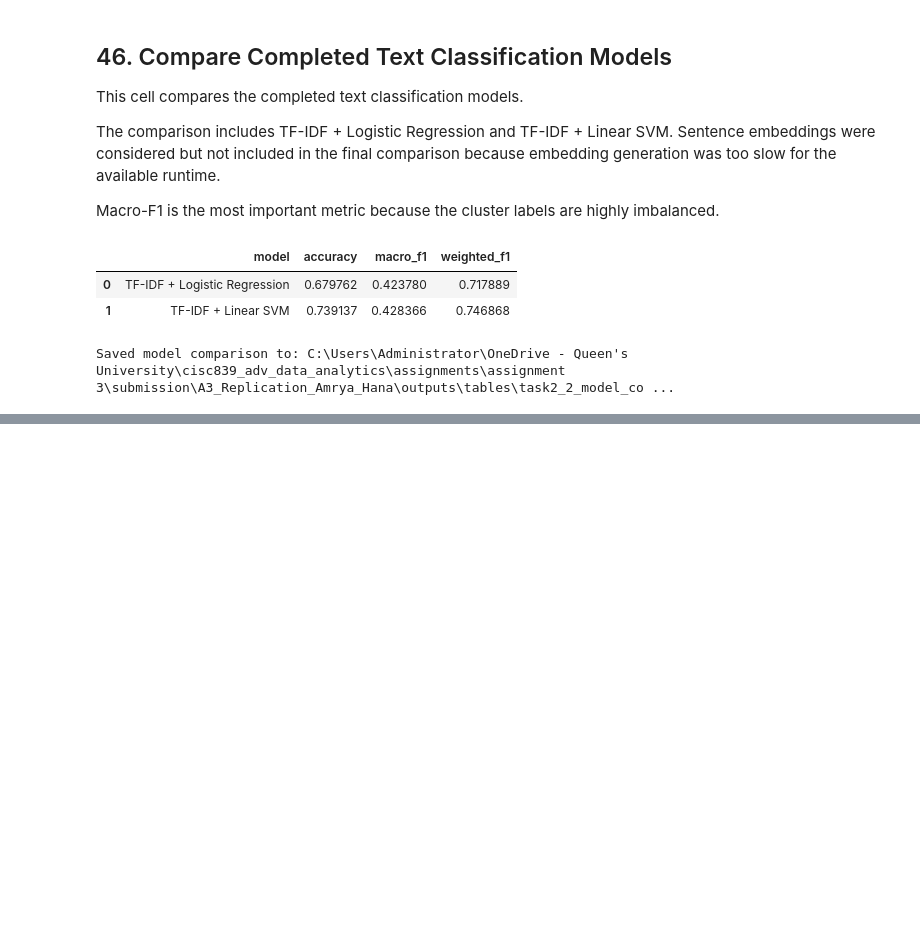
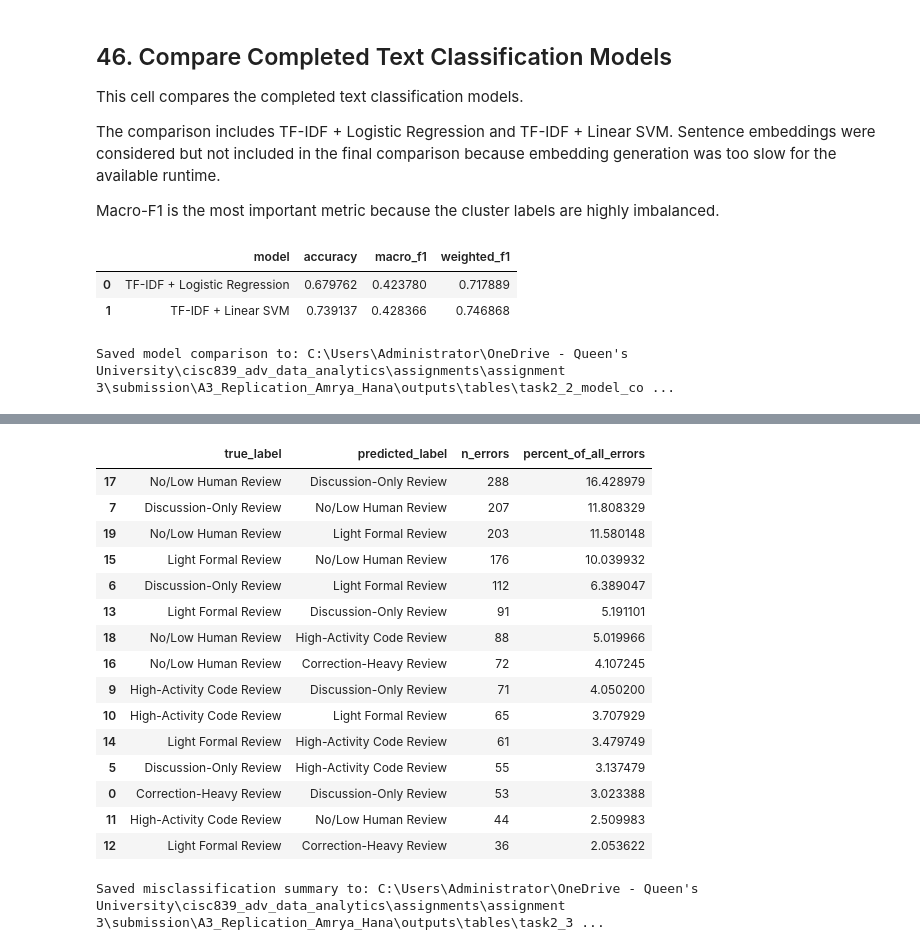
Before and after one commit to hanaessam/A3_Replication_Amrya_Hana, a Jupyter notebook: notebooks/A3_main_analysis.ipynb, the cells around one changed output, grey strips where cells are left out. Drawn from its saved outputs; the diff is of its cells as text; code cells hidden in the pictures; blank space fills up the shorter version.

```diff
--- a/notebooks/A3_main_analysis.ipynb
+++ b/notebooks/A3_main_analysis.ipynb
@@ -2247,0 +2256,19 @@ Saved model comparison to: C:\Users\Administrator\OneDrive - Queen's University\
+# %%
+error_analysis_df = pd.DataFrame({
+    "pr_text": X_test.values,
+    "true_label": y_test.values,
+    "predicted_label": y_pred_final
+})
+
+error_analysis_df["is_correct"] = (
+    error_analysis_df["true_label"] == error_analysis_df["predicted_label"]
+)
+
+print("Overall correctness:")
+print(error_analysis_df["is_correct"].value_counts(normalize=True).mul(100).round(2).to_string())
+
+print("\nSample errors:")
+display(
+    error_analysis_df[~error_analysis_df["is_correct"]]
+    .sample(10, random_state=42)
+)
@@ -2247,0 +2301,37 @@ Saved model comparison to: C:\Users\Administrator\OneDrive - Queen's University\
+# %%
+misclassification_summary = (
+    error_analysis_df[~error_analysis_df["is_correct"]]
+    .groupby(["true_label", "predicted_label"])
+    .size()
+    .reset_index(name="n_errors")
+    .sort_values("n_errors", ascending=False)
+)
+
+misclassification_summary["percent_of_all_errors"] = (
+    misclassification_summary["n_errors"] / len(error_analysis_df[~error_analysis_df["is_correct"]]) * 100
+)
+
+misclassification_path = TAB_DIR / "task2_3_misclassification_summary.csv"
+misclassification_summary.to_csv(misclassification_path, index=False)
+
+display(misclassification_summary.head(15))
+
+print(f"Saved misclassification summary to: {misclassification_path}")
+# %% [output]
+|  | true_label | predicted_label | n_errors | percent_of_all_errors |
+| 17 | No/Low Human Review | Discussion-Only Review | 288 | 16.428979 |
+| 7 | Discussion-Only Review | No/Low Human Review | 207 | 11.808329 |
+| 19 | No/Low Human Review | Light Formal Review | 203 | 11.580148 |
+| 15 | Light Formal Review | No/Low Human Review | 176 | 10.039932 |
+| 6 | Discussion-Only Review | Light Formal Review | 112 | 6.389047 |
+| 13 | Light Formal Review | Discussion-Only Review | 91 | 5.191101 |
+| 18 | No/Low Human Review | High-Activity Code Review | 88 | 5.019966 |
+| 16 | No/Low Human Review | Correction-Heavy Review | 72 | 4.107245 |
+| 9 | High-Activity Code Review | Discussion-Only Review | 71 | 4.050200 |
+| 10 | High-Activity Code Review | Light Formal Review | 65 | 3.707929 |
+| 14 | Light Formal Review | High-Activity Code Review | 61 | 3.479749 |
+| 5 | Discussion-Only Review | High-Activity Code Review | 55 | 3.137479 |
+| 0 | Correction-Heavy Review | Discussion-Only Review | 53 | 3.023388 |
+| 11 | High-Activity Code Review | No/Low Human Review | 44 | 2.509983 |
+| 12 | Light Formal Review | Correction-Heavy Review | 36 | 2.053622 |
+Saved misclassification summary to: C:\Users\Administrator\OneDrive - Queen's University\cisc839_adv_data_analytics\assignments\assignment 3\submission\A3_Replication_Amrya_Hana\outputs\tables\task2_3 ...
```
Also changed, not shown: parts of 11 cells of this notebook.
